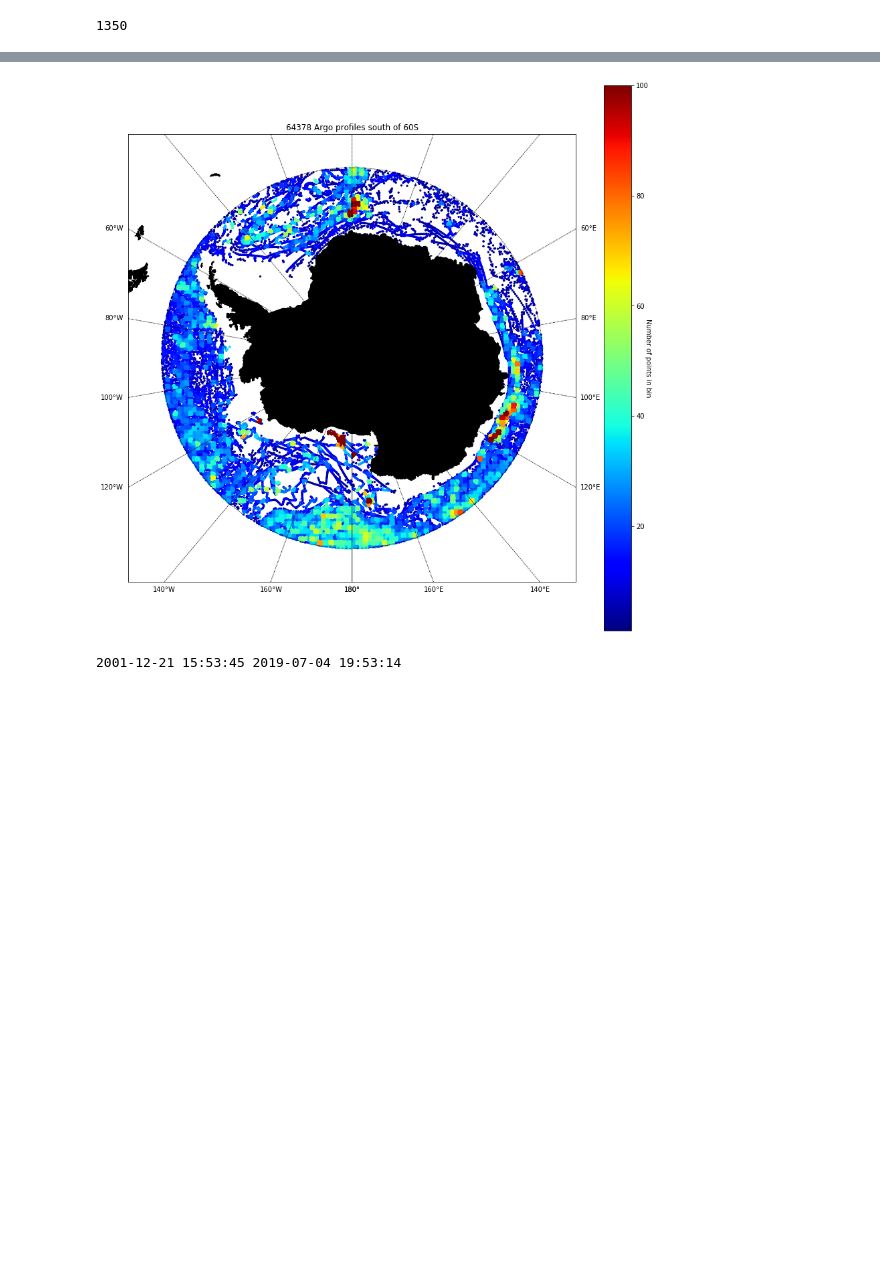
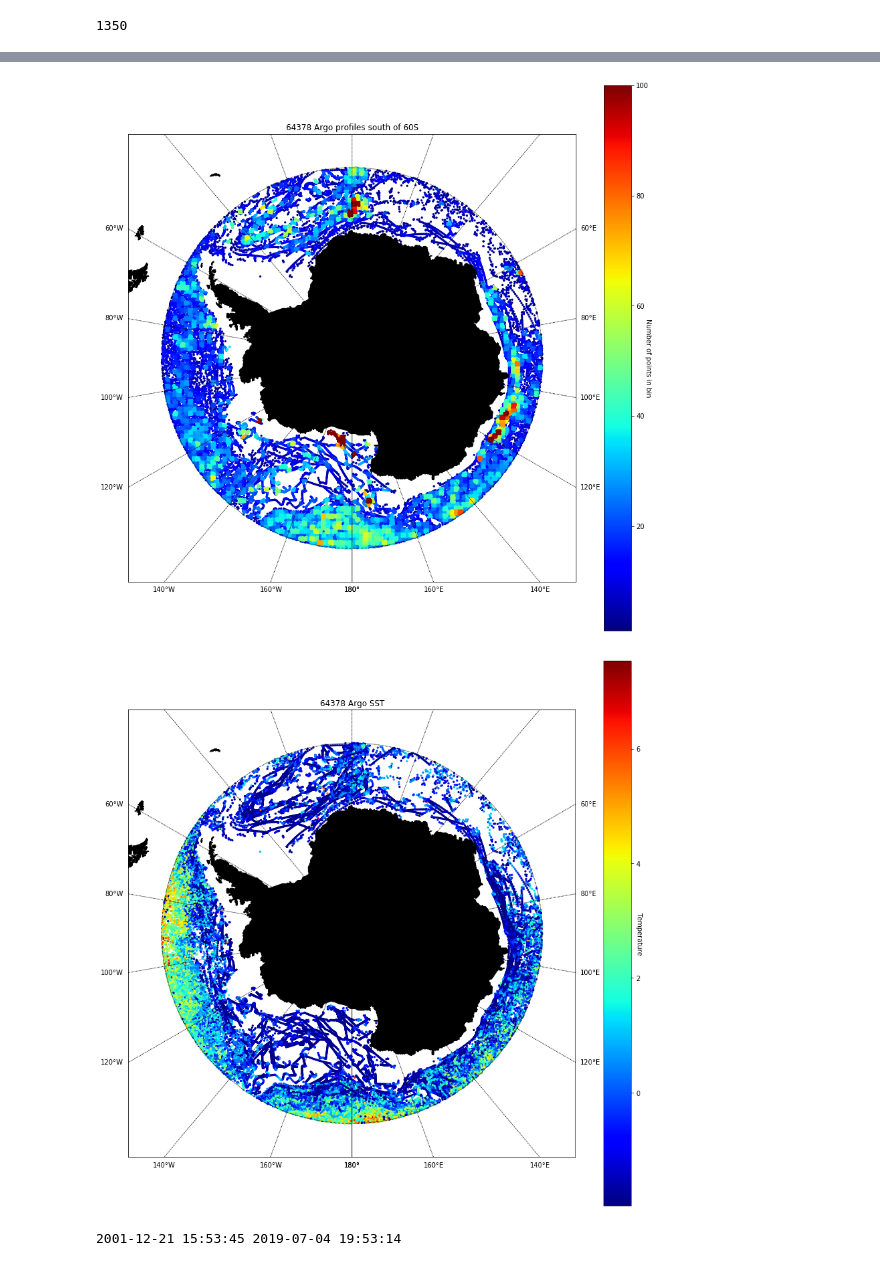
Before and after one commit to UoA-eResearch/argo, a Jupyter notebook: plot.ipynb, the cells around one changed output, grey strips where cells are left out. Drawn from its saved outputs; the diff is of its cells as text; code cells hidden in the pictures; blank space fills up the shorter version.

```diff
--- a/plot.ipynb
+++ b/plot.ipynb
@@ -16,6 +16,7 @@ def load_netcdf(path = "Argo_South_60"):
     lats = []
     lons = []
     datetimes = []
+    sst = []
 
     for f in tqdm(files):
         d = Dataset(f)
@@ -28,17 +29,22 @@ def load_netcdf(path = "Argo_South_60"):
         units = d.variables["JULD"].getncattr('units')
         dates = num2date(juld, units, "standard")
         datetimes.extend(dates)
-        #temps = d.variables["TEMP_ADJUSTED"]
+        try:
+            sst.extend(d.variables["TEMP_ADJUSTED"][mask,0])
+        except:
+            sst.extend(np.full(len(mask), np.nan))
 
     lats = np.array(lats)
     lons = np.array(lons)
     datetimes = np.array(datetimes)
+    sst = np.array(sst)
     np.save(path + "_lats", lats)
     np.save(path + "_lons", lons)
     np.save(path + "_dts", datetimes)
-    return lats, lons, datetimes
+    np.save(path + "_sst", sst)
+    return lats, lons, datetimes, sst
 
-def plot(lats, lons, title = "Argo profiles south of 60S"):
+def plot(lats, lons, z = [], title = "Argo profiles south of 60S", cbtitle = "Number of points in bin", vmax=None):
     # setup north polar stereographic basemap.
     # The longitude lon_0 is at 6-o'clock, and the
     # latitude circle boundinglat is tangent to the edge
@@ -55,16 +61,17 @@ def plot(lats, lons, title = "Argo profiles south of 60S"):
     plt.title("{} {}".format(len(lats), title))
 
     x, y = m(lons, lats)
-    hh, locx, locy = np.histogram2d(x, y, bins=100)
-    # Sort the points by density, so that the densest points are plotted last
-    z = np.array([hh[np.argmax(a<=locx[1:]),np.argmax(b<=locy[1:])] for a,b in zip(x,y)])
-    #print(describe(z))
-    idx = z.argsort()
-    x2, y2, z2 = x[idx], y[idx], z[idx]
+    if len(z) == 0:
+        hh, locx, locy = np.histogram2d(x, y, bins=100)
+        # Sort the points by density, so that the densest points are plotted last
+        z = np.array([hh[np.argmax(a<=locx[1:]),np.argmax(b<=locy[1:])] for a,b in zip(x,y)])
+        #print(describe(z))
+        idx = z.argsort()
+        x, y, z = x[idx], y[idx], z[idx]
     #m.imshow(heatmap, interpolation='bicubic', cmap="jet")
-    m.scatter(x2, y2, c=z2, s=5, alpha=1, cmap="jet", vmax = 100)
+    m.scatter(x, y, c=z, s=5, alpha=1, cmap="jet", vmax=vmax)
     cb = plt.colorbar()
-    cb.set_label('Number of points in bin', rotation=270)
+    cb.set_label(cbtitle, rotation=270)
     plt.show()
 
 def plot_time(dts, title, label):
@@ -75,12 +82,14 @@ def plot_time(dts, title, label):
     ax.legend()
     plt.show()
 # %%
-argo_lats, argo_lons, argo_dts = load_netcdf()
-plot(argo_lats, argo_lons)
+argo_lats, argo_lons, argo_dts, argo_sst = load_netcdf()
+plot(argo_lats, argo_lons, vmax=100)
+plot(argo_lats, argo_lons, argo_sst[:len(argo_lats)], title = "Argo SST", cbtitle = "Temperature")
 # %% [output]
 1350
 [interactive output not drawn]
 [figure]
+[figure, added]
 # %%
 print(min(argo_dts), max(argo_dts))
 plot_time(argo_dts, "Argo float timestamps", "argo")
```
Also changed, not shown: parts of 4 cells of this notebook, 1 other file.
